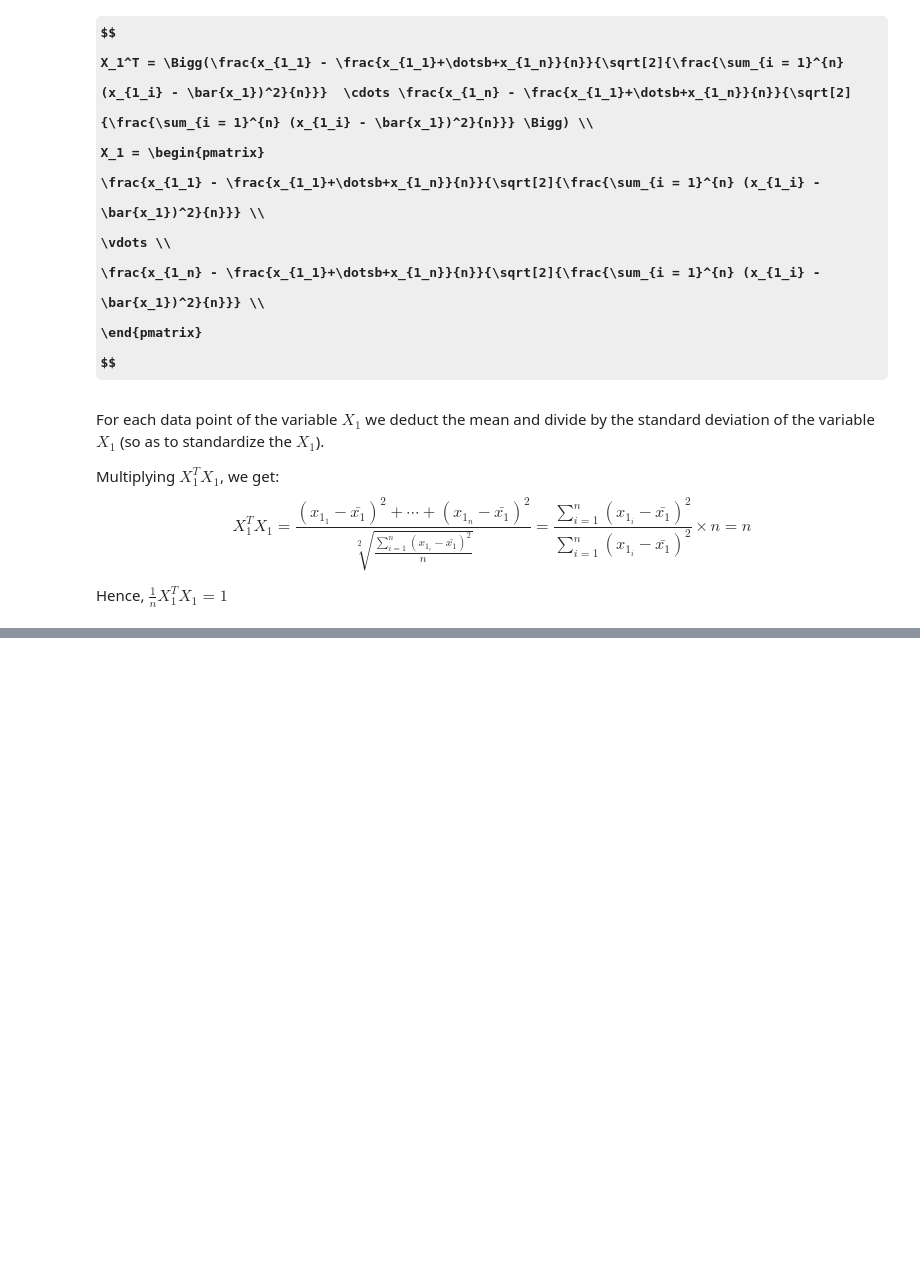
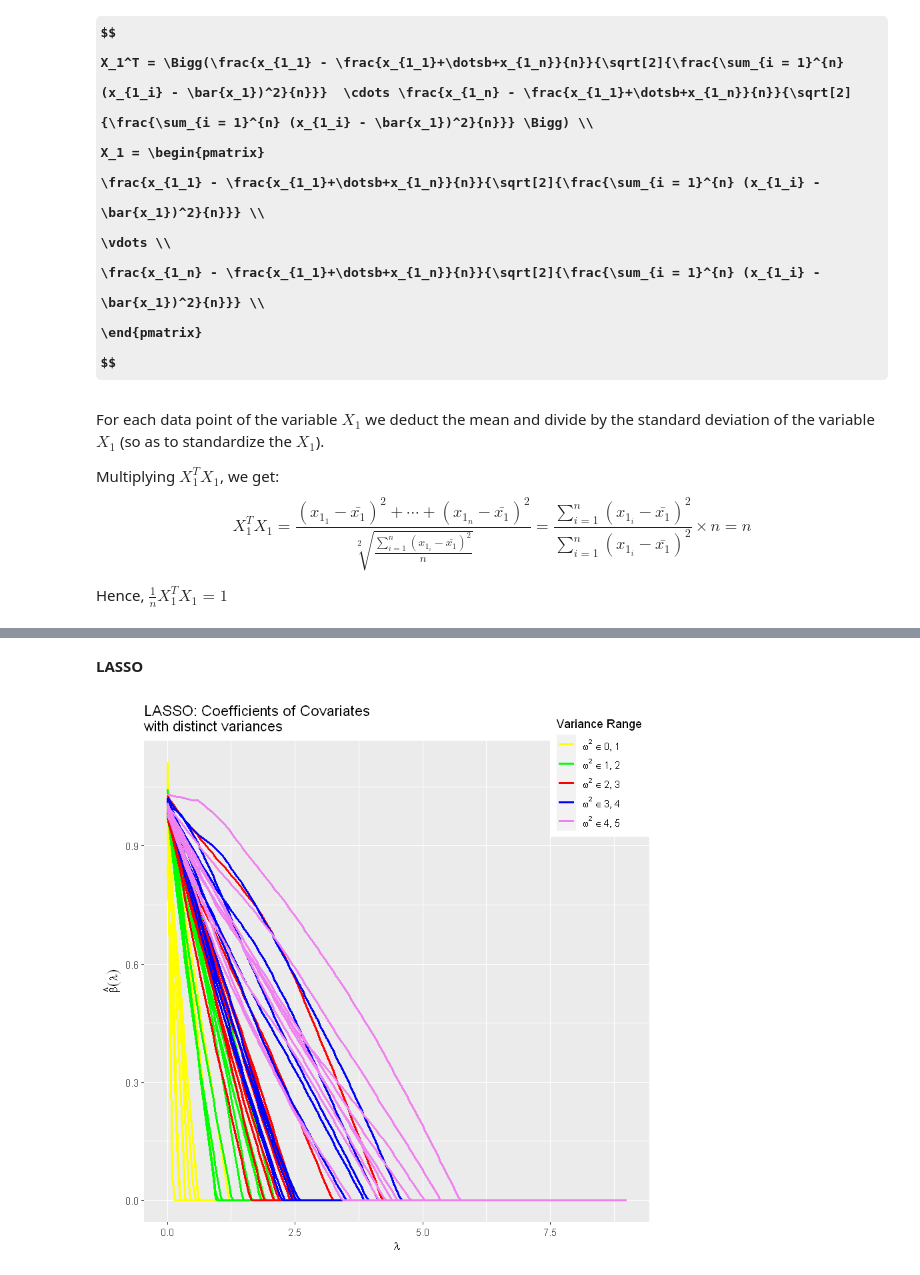
Before and after one commit to s6soverd/Computational-Statistics-Project-onLasso, a Jupyter notebook: finalproject_lasso.ipynb, the cells around one changed output, grey strips where cells are left out. Saved outputs shown, nothing was run; the diff lists cells and outputs as text; code cells hidden in the pictures; some formulas as TeX source; blank space fills up the shorter version.

```diff
--- a/finalproject_lasso.ipynb
+++ b/finalproject_lasso.ipynb
@@ -209,0 +504,4 @@ Hence, $\frac{1}{n} X_1^T X_1 = 1$
+# %%
+simulation.result.variance = data.frame(simulated.variance)
+colnames(simulation.result.variance) = c("Variance of the models")
+simulation.result.variance
@@ -209,0 +783,28 @@ Hence, $\frac{1}{n} X_1^T X_1 = 1$
+# %%
+coefs.var.ridge = function(p, n){
+    train_set = generate_data(p = p, n = n)
+    train_set$X = train_set[, -1]
+    grid = seq(0, 100, by = 0.05)
+    ridge.model = glmnet(as.matrix(train_set$X), as.matrix(train_set$Y), alpha = 0, lambda = grid, intercept = FALSE,
+                     standardize = F)
+    ridge.coef = data.frame(matrix(nrow = (p + 1), ncol = length(grid)))
+    for(g in grid){
+      ridge.coef[grid == g] = predict(ridge.model, type = "coefficients", s = g)[1:(p+1), ]
+    }
+    colnames(ridge.coef) = sprintf("lambda = %.2f", grid)
+    rownames(ridge.coef) = c("Intercept", sprintf("X%.f", seq(1, p)))
+    parameters = ridge.coef[-1, ]
+    long.format = data.frame(values=matrix(t(parameters)), ind=colnames(parameters))
+    long.format$lambdas = c(rep(grid, 50))
+    long.format$variance = c(rep("[k = 1]", 10 * length(grid)), rep("[k = 2]", 10 * length(grid)), rep("[k = 3]", 10 * length(grid)),
+                             rep("[k = 4]", 10 * length(grid)), rep("[k = 5]", 10 * length(grid)))
+    return(long.format)
+
+}
+# %%
+visual.lasso.covariates = coefs.var.lasso(50, 1000)
+visual.ridge.covariates = coefs.var.ridge(50, 1000)
+grid.l = seq(0, 9, by = 0.05)
+grid.r = seq(0, 100, by = 0.05)
+visual.lasso.covariates$l = c(rep(seq(1, 50), each = length(grid.l)))
+visual.ridge.covariates$l = c(rep(seq(1, 50), each = length(grid.r)))
@@ -209,0 +813,16 @@ Hence, $\frac{1}{n} X_1^T X_1 = 1$
+# %% [markdown]
+**LASSO**
+# %%
+# Solution Paths of Covariates with distinct variances
+ggplot(visual.lasso.covariates, aes(x=lambdas, y=values, color = variance, group = as.factor(l))) +
+geom_line(size = 1) +
+
+labs(x=parse(text = "lambda"), y=parse(text = "hat(beta)(lambda)"),
+       title = "LASSO: Coefficients of Covariates\nwith distinct variances") +
+labs(color = "Variance Range") +
+scale_color_manual(labels = parse(text = c("omega^2 %in% list(0, 1)", "omega^2 %in% list(1, 2)", "omega^2 %in% list(2, 3)",
+                                           "omega^2 %in% list(3, 4)", "omega^2 %in% list(4, 5)")),
+                   values = c("yellow", "green", "red", "blue", "violet")) +
+theme(legend.justification=c(1,0), legend.position=c(1, 0.80))
+# %% [output]
+[figure, added]
```
Also changed, not shown: parts of 77 cells of this notebook.
